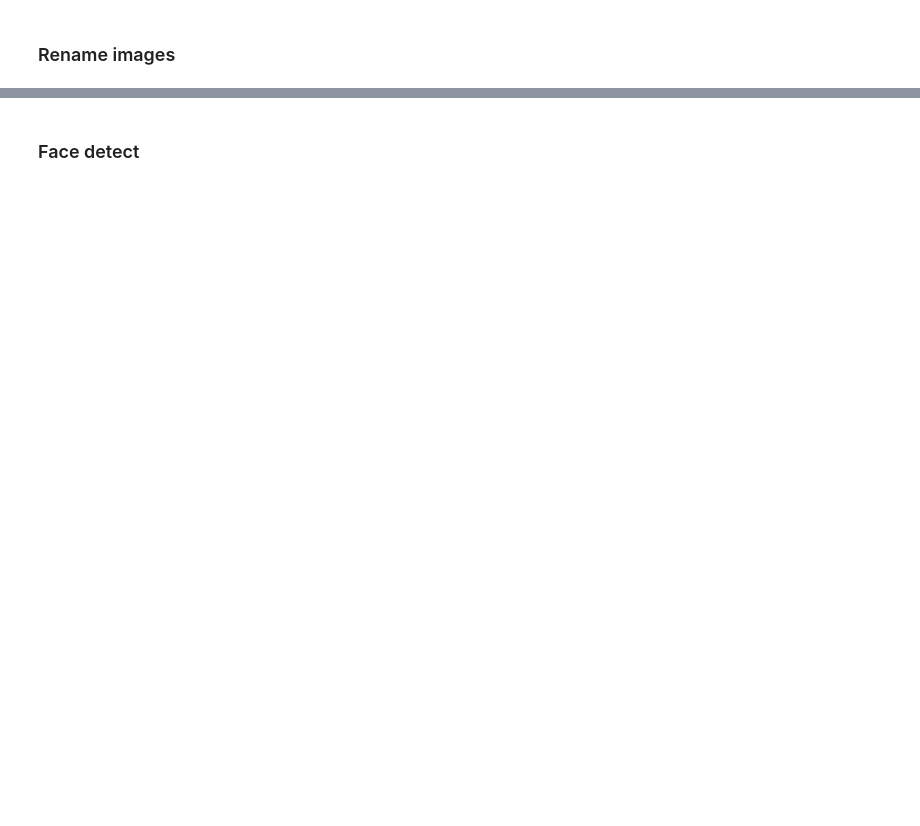
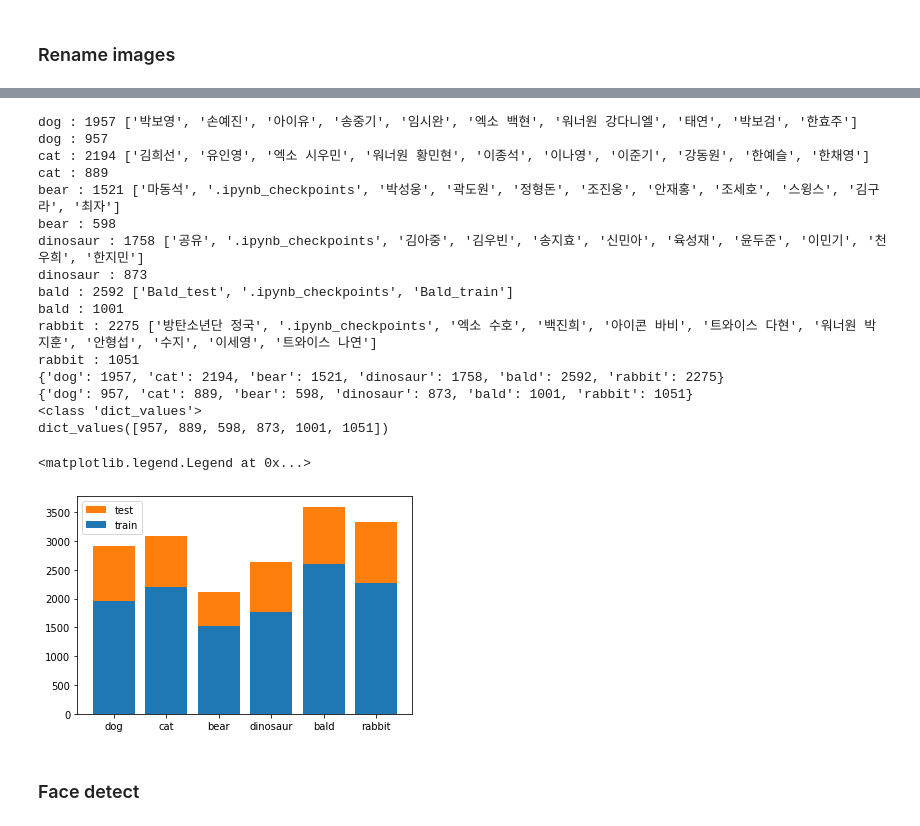
Before and after one commit to SeongwoongCho/cs470-deep-face-classifier, a Jupyter notebook: preprocess/preprocess.ipynb, the cells around one changed output, grey strips where cells are left out. Drawn from its saved outputs; the diff is of its cells as text; code cells hidden in the pictures; blank space fills up the shorter version.

```diff
--- a/preprocess/preprocess.ipynb
+++ b/preprocess/preprocess.ipynb
@@ -60,3 +42,71 @@ for i in ['dog','cat', 'bear', 'dinosaur', 'bald', 'rabbit']:
+# %%
+split = {
+    'train' : {
+        'bald' : ['Bald_train'],
+        'bear' : ['곽도원', '김구라', '마동석', '박성웅','스윙스','안재홍','정형돈'],
+        'cat' : ['강동원','김희선','엑소 시우민','유인영','워너원 황민현','이종석','이나영'],
+        'dinosaur' : ['공유','김아중','김우빈','송지효','신민아','육성재','윤두준'],
+        'dog' : ['박보검','박보영','손예진','송중기','아이유','한효주','임시완'],
+        'rabbit' : ['방탄소년단 정국','백진희','수지','아이콘 바비','안형섭','이세영','트와이스 나연']
+    },
+    'test' : {
+        'bald' : ['Bald_test'],
+        'bear' : ['조세호', '조진웅', '최자'],
+        'cat' : ['이준기','한예슬','한채영'],
+        'dinosaur' : ['이민기','천우희','한지민'],
+        'dog' : ['엑소 백현','워너원 강다니엘','태연'],
+        'rabbit' : ['엑소 수호','워너원 박지훈','트와이스 다현']
+    },
+}
+
+train_num ={}
+test_num = {}
+for i in ['dog','cat', 'bear', 'dinosaur', 'bald', 'rabbit']:
+    file_path_i = file_path + i
+    filenames_i = os.listdir(file_path_i)
+    train = 0
+    test = 0
+    for j in filenames_i:
+        filenames_j = os.listdir(file_path_i + '/'+j)
+        if j in split['train'][i]:
+            train += len(filenames_j)
+        else:
+            test += len(filenames_j)
+    train_num[i] = train
+    test_num[i] = test
+    print(i, ':', train, filenames_i)
+    print(i, ':', test)
+print(train_num)
+print(test_num)
+keys = train_num.keys()
+values = train_num.values()
+
+keys_test = test_num.keys()
+values_test = test_num.values()
+print(type(values_test))
+print(values_test)
+p1 = plt.bar(keys, values)
+p2 = plt.bar(keys_test, values_test, bottom=list(values))
+plt.legend((p2[0],p1[0]), ('test', 'train'))
+# %% [output]
+dog : 1957 ['박보영', '손예진', '아이유', '송중기', '임시완', '엑소 백현', '워너원 강다니엘', '태연', '박보검', '한효주']
+dog : 957
+cat : 2194 ['김희선', '유인영', '엑소 시우민', '워너원 황민현', '이종석', '이나영', '이준기', '강동원', '한예슬', '한채영']
+cat : 889
+bear : 1521 ['마동석', '.ipynb_checkpoints', '박성웅', '곽도원', '정형돈', '조진웅', '안재홍', '조세호', '스윙스', '김구라', '최자']
+bear : 598
+dinosaur : 1758 ['공유', '.ipynb_checkpoints', '김아중', '김우빈', '송지효', '신민아', '육성재', '윤두준', '이민기', '천우희', '한지민']
+dinosaur : 873
+bald : 2592 ['Bald_test', '.ipynb_checkpoints', 'Bald_train']
+bald : 1001
+rabbit : 2275 ['방탄소년단 정국', '.ipynb_checkpoints', '엑소 수호', '백진희', '아이콘 바비', '트와이스 다현', '워너원 박지훈', '안형섭', '수지', '이세영', '트와이스 나연']
+rabbit : 1051
+{'dog': 1957, 'cat': 2194, 'bear': 1521, 'dinosaur': 1758, 'bald': 2592, 'rabbit': 2275}
+{'dog': 957, 'cat': 889, 'bear': 598, 'dinosaur': 873, 'bald': 1001, 'rabbit': 1051}
+<class 'dict_values'>
+dict_values([957, 889, 598, 873, 1001, 1051])
+<matplotlib.legend.Legend at 0x...>
+[figure, added]
 # %% [markdown]
 ### Face detect
 # %%
```
Also changed, not shown: parts of 6 cells of this notebook, 25 other files.
